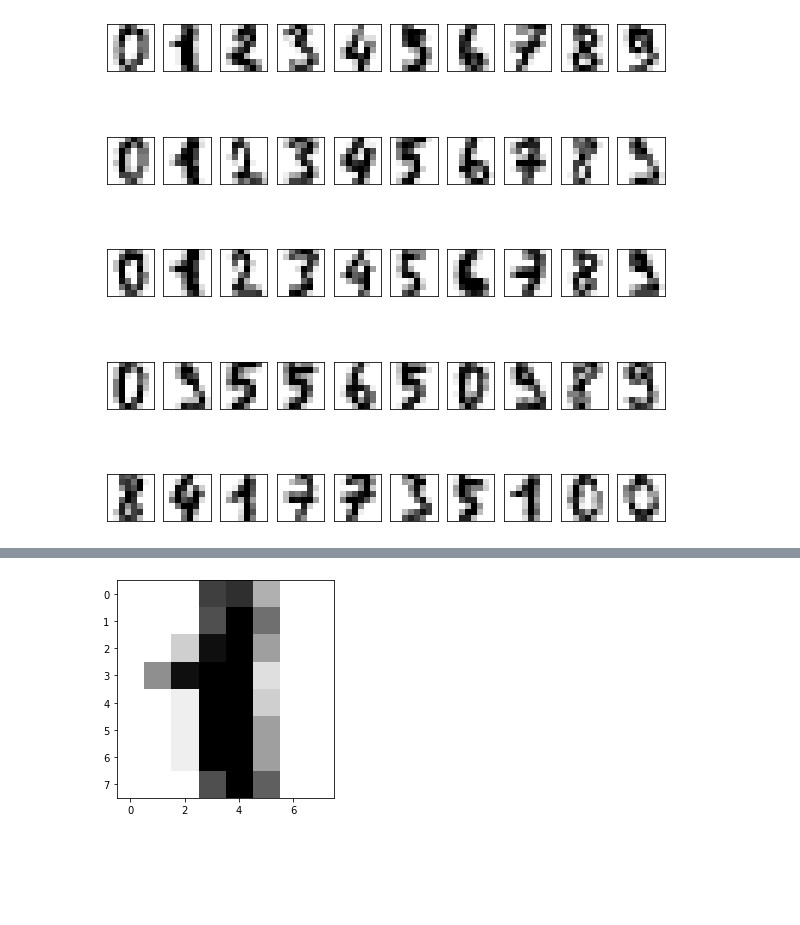
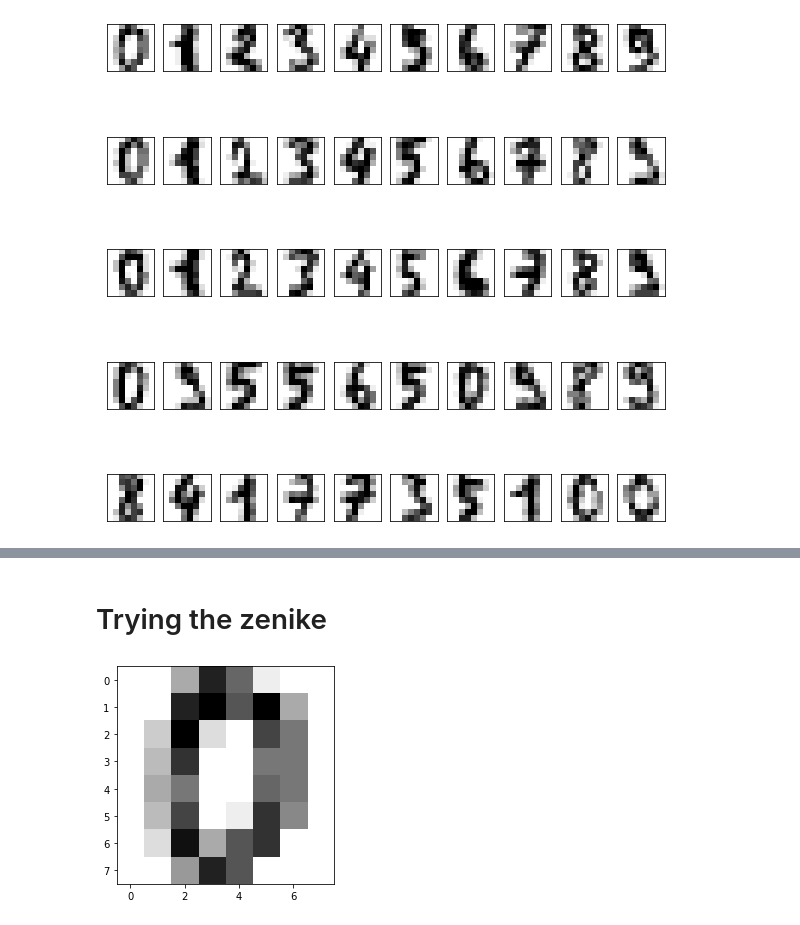
Before and after one commit to kaizendae/Data-Mining-Course, a Jupyter notebook: Search Engine.ipynb, the cells around one changed output, grey strips where cells are left out. Saved outputs shown, nothing was run; the diff lists cells and outputs as text; code cells hidden in the pictures; blank space fills up the shorter version.

```diff
--- a/Search Engine.ipynb
+++ b/Search Engine.ipynb
@@ -103,3 +103,5 @@ plt.show()
+# %% [markdown]
+# Trying the zenike
 # %%
 import mahotas
 class ZernikeMoments:
@@ -134,16 +136,16 @@ for image in digits.images:
     image_and_desc = { 'image':[],'desc':[]}
 # %%
 #Getting one Query Image
-query_image = digits.images[1]
+query_image = digits.images[0]
 plt.imshow(query_image,cmap ='binary')
 descriptor = desc.describe(query_image)
 
 for image_and_desc in images_descriptors:
     image_and_desc['distance'] = euclidianne_distance(descriptor,image_and_desc['desc'])
 
 images_descriptors.sort(key = lambda x:x['distance'])
 # %% [output]
-[figure, old version]
+[figure, new version]
 # %%
 plt.figure(figsize=(20,20))
 for i in range(10):
```
Also changed, not shown: parts of 3 cells of this notebook.
